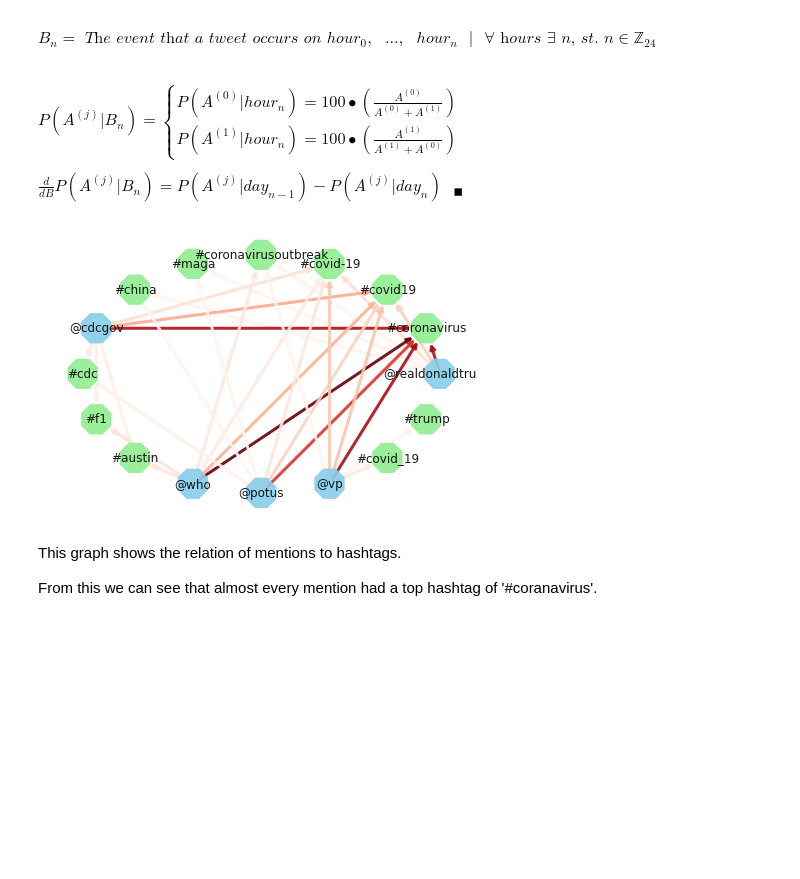
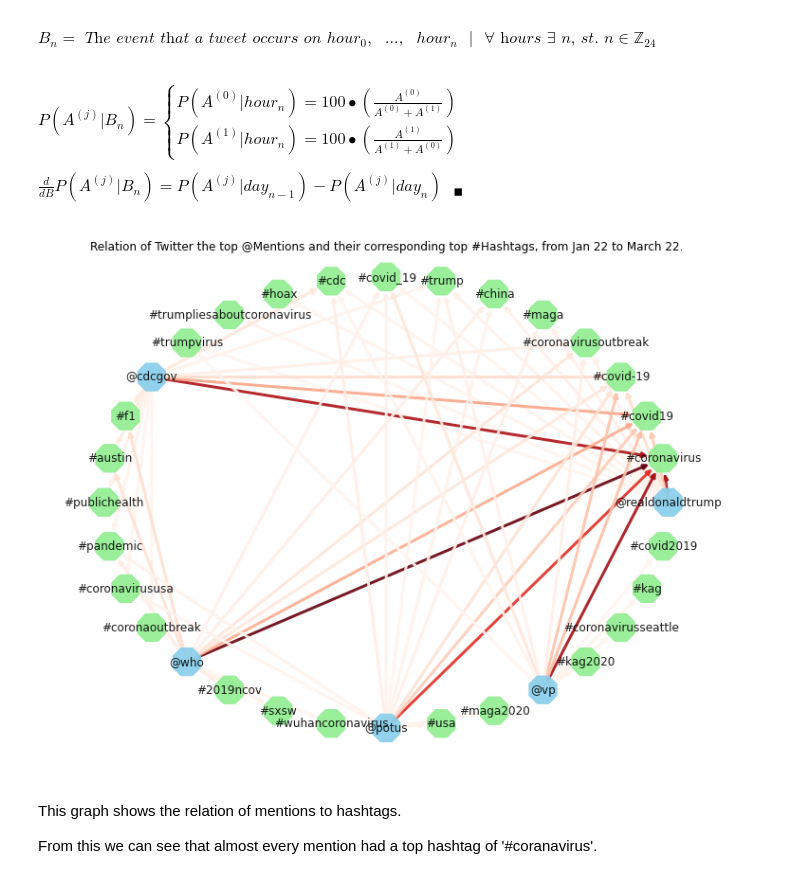
Before and after one commit to Alexander-Kahanek/COVID_Research, a Jupyter notebook: analysis/tweets_analysis.ipynb, the cells around one changed output. Cells and saved outputs as stored; diff of their text form; code cells hidden in the pictures; blank space fills up the shorter version.

```diff
--- a/analysis/tweets_analysis.ipynb
+++ b/analysis/tweets_analysis.ipynb
@@ -231,31 +231,34 @@ $ P(A^{(j)}|B_n) =
 $ \frac{d} {dB} P(A^{(j)}|B_n) = P(A^{(j)}|day_{n-1}) - P(A^{(j)}|day_{n}) \mbox{ }_\blacksquare $
 # %%
 Nmentions = 5
-Nhashtags = 6
+Nhashtags = 12
 
 data = get_mentions_hashtags(raw, Nmentions, Nhashtags)
 
 data = data.replace('covidー19', 'covid-19')
 
 data['mention'] = '@' + data['mention']
 data['hashtag'] = '#' + data['hashtag']
 
 nodes = data['mention'].unique()
 
-G=nx.from_pandas_edgelist(data, 'mention', 'hashtag', create_using=nx.DiGraph() )
+G=nx.from_pandas_edgelist(data, 'mention', 'hashtag', create_using=nx.DiGraph())
+
+plt.figure(figsize=(10,8))
 
 color_map = []
 for node in G:
     if node in nodes:
         color_map.append('skyblue')
     else:
         color_map.append('lightgreen')
 
 nx.draw_circular(G, with_labels=True, node_size=1000, alpha=0.9, arrows=True, edge_color=data['proportion'], width=3.0, edge_cmap=plt.cm.Reds, node_color=color_map, node_shape="8")
+plt.suptitle("Relation of Twitter the top @Mentions and their corresponding top #Hashtags, from Jan 22 to March 22.")
 
 plt.show()
 # %% [output]
-[figure, old version]
+[figure, new version]
 # %% [markdown]
 This graph shows the relation of mentions to hashtags.
 
```
Also changed, not shown: parts of 2 cells of this notebook.
